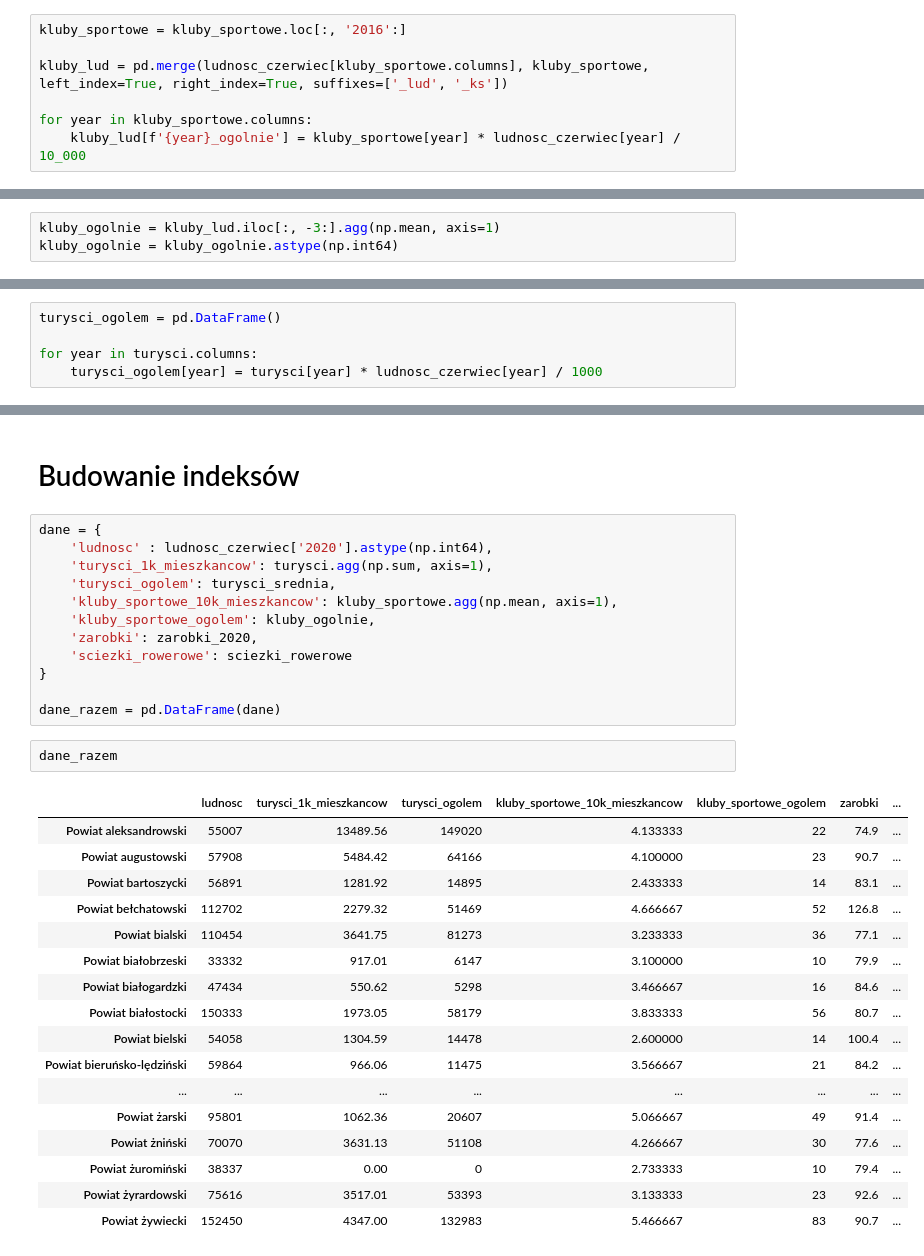
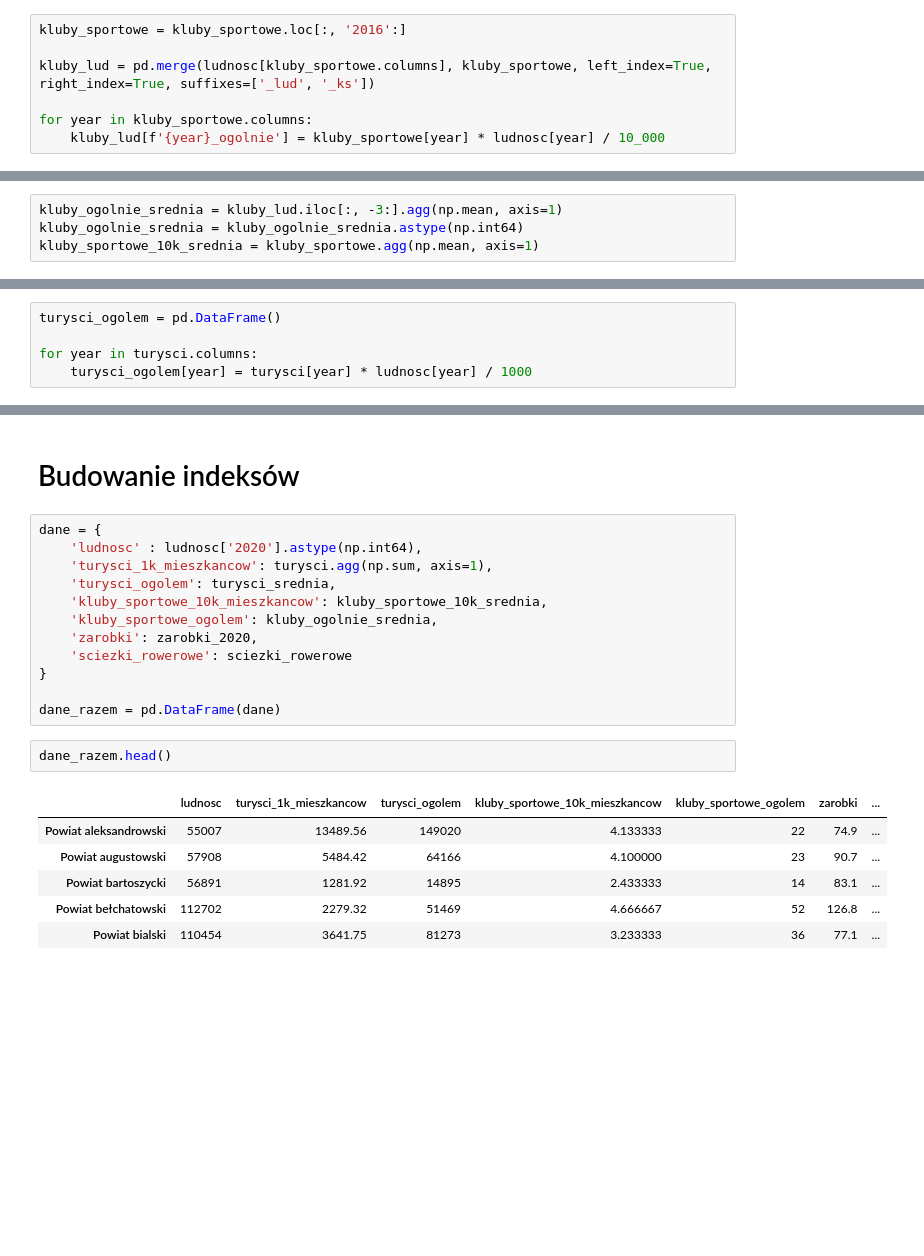
Before and after one commit to wojtekolesinski/bicycle-shop-case-study, a Jupyter notebook: notebook.ipynb, the cells around one changed output, grey strips where cells are left out. Drawn from its saved outputs; the diff is of its cells as text; blank space fills up the shorter version.

```diff
--- a/notebook.ipynb
+++ b/notebook.ipynb
@@ -146,10 +138,10 @@ kluby_sportowe = get_data_by_variable(1609348)
 # %%
 kluby_sportowe = kluby_sportowe.loc[:, '2016':]
 
-kluby_lud = pd.merge(ludnosc_czerwiec[kluby_sportowe.columns], kluby_sportowe, left_index=True, right_index=True, suffixes=['_lud', '_ks'])
+kluby_lud = pd.merge(ludnosc[kluby_sportowe.columns], kluby_sportowe, left_index=True, right_index=True, suffixes=['_lud', '_ks'])
 
 for year in kluby_sportowe.columns:
-    kluby_lud[f'{year}_ogolnie'] = kluby_sportowe[year] * ludnosc_czerwiec[year] / 10_000
+    kluby_lud[f'{year}_ogolnie'] = kluby_sportowe[year] * ludnosc[year] / 10_000
 # %% [markdown]
 W ostatnim roku mial miejsce znaczny spadek liczby klubów sportowych. Jako wyznacznik użyję średnią ilość klubów z ostatnich 5 lat w regionie.
 # %%
@@ -160,5 +152,6 @@ kluby_lud.iloc[:, -3:].agg(np.sum)
 2020_ogolnie    13840.66556
 dtype: float64
 # %%
-kluby_ogolnie = kluby_lud.iloc[:, -3:].agg(np.mean, axis=1)
-kluby_ogolnie = kluby_ogolnie.astype(np.int64)
+kluby_ogolnie_srednia = kluby_lud.iloc[:, -3:].agg(np.mean, axis=1)
+kluby_ogolnie_srednia = kluby_ogolnie_srednia.astype(np.int64)
+kluby_sportowe_10k_srednia = kluby_sportowe.agg(np.mean, axis=1)
@@ -214,7 +187,7 @@ turysci.dropna(inplace=True)
 turysci_ogolem = pd.DataFrame()
 
 for year in turysci.columns:
-    turysci_ogolem[year] = turysci[year] * ludnosc_czerwiec[year] / 1000
+    turysci_ogolem[year] = turysci[year] * ludnosc[year] / 1000
 # %%
 turysci_ogolem.agg(np.sum).astype(np.int64)
 # %% [output]
@@ -253,33 +229,22 @@ Name: 2020, dtype: float64
 # Budowanie indeksów
 # %%
 dane = {
-    'ludnosc' : ludnosc_czerwiec['2020'].astype(np.int64),
+    'ludnosc' : ludnosc['2020'].astype(np.int64),
     'turysci_1k_mieszkancow': turysci.agg(np.sum, axis=1),
     'turysci_ogolem': turysci_srednia,
-    'kluby_sportowe_10k_mieszkancow': kluby_sportowe.agg(np.mean, axis=1),
-    'kluby_sportowe_ogolem': kluby_ogolnie,
+    'kluby_sportowe_10k_mieszkancow': kluby_sportowe_10k_srednia,
+    'kluby_sportowe_ogolem': kluby_ogolnie_srednia,
     'zarobki': zarobki_2020,
     'sciezki_rowerowe': sciezki_rowerowe
 }
 
 dane_razem = pd.DataFrame(dane)
 # %%
-dane_razem
+dane_razem.head()
 # %% [output]
 |  | ludnosc | turysci_1k_mieszkancow | turysci_ogolem | kluby_sportowe_10k_mieszkancow | kluby_sportowe_ogolem | zarobki | ... |
 | Powiat aleksandrowski | 55007 | 13489.56 | 149020 | 4.133333 | 22 | 74.9 | ... |
 | Powiat augustowski | 57908 | 5484.42 | 64166 | 4.100000 | 23 | 90.7 | ... |
 | Powiat bartoszycki | 56891 | 1281.92 | 14895 | 2.433333 | 14 | 83.1 | ... |
 | Powiat bełchatowski | 112702 | 2279.32 | 51469 | 4.666667 | 52 | 126.8 | ... |
 | Powiat bialski | 110454 | 3641.75 | 81273 | 3.233333 | 36 | 77.1 | ... |
-| Powiat białobrzeski | 33332 | 917.01 | 6147 | 3.100000 | 10 | 79.9 | ... |
-| Powiat białogardzki | 47434 | 550.62 | 5298 | 3.466667 | 16 | 84.6 | ... |
-| Powiat białostocki | 150333 | 1973.05 | 58179 | 3.833333 | 56 | 80.7 | ... |
-| Powiat bielski | 54058 | 1304.59 | 14478 | 2.600000 | 14 | 100.4 | ... |
-| Powiat bieruńsko-lędziński | 59864 | 966.06 | 11475 | 3.566667 | 21 | 84.2 | ... |
-| ... | ... | ... | ... | ... | ... | ... | ... |
-| Powiat żarski | 95801 | 1062.36 | 20607 | 5.066667 | 49 | 91.4 | ... |
-| Powiat żniński | 70070 | 3631.13 | 51108 | 4.266667 | 30 | 77.6 | ... |
-| Powiat żuromiński | 38337 | 0.00 | 0 | 2.733333 | 10 | 79.4 | ... |
-| Powiat żyrardowski | 75616 | 3517.01 | 53393 | 3.133333 | 23 | 92.6 | ... |
-| Powiat żywiecki | 152450 | 4347.00 | 132983 | 5.466667 | 83 | 90.7 | ... |
```
Also changed, not shown: parts of 29 cells of this notebook.
